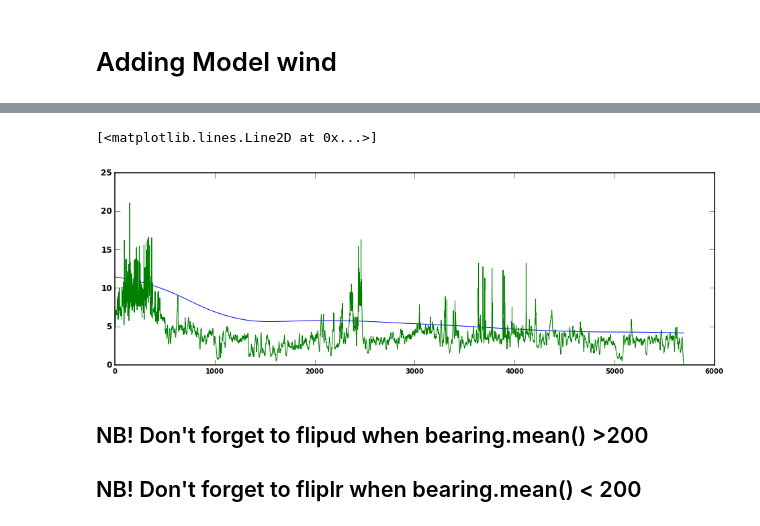
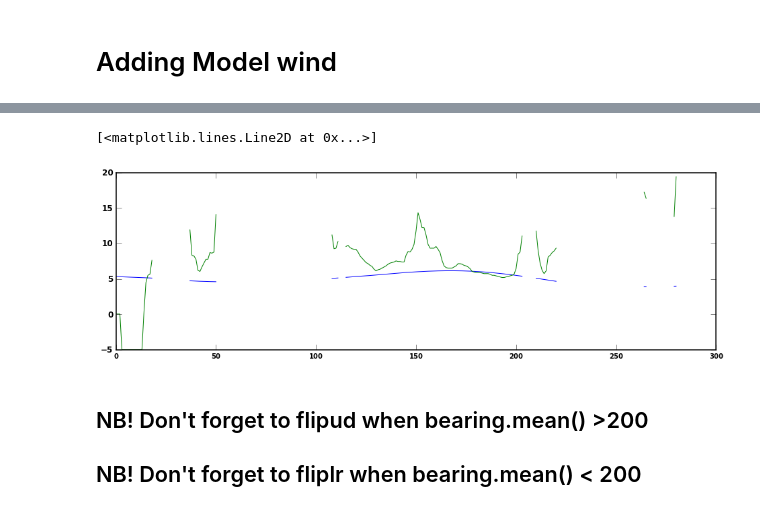
Before and after one commit to magican/PySOL, a Jupyter notebook: notebooks/Sentinel-1/S1_for_colleagues.ipynb, the cells around one changed output, grey strips where cells are left out. Cells and saved outputs as stored; diff of their text form; code cells hidden in the pictures.

```diff
--- a/notebooks/Sentinel-1/S1_for_colleagues.ipynb
+++ b/notebooks/Sentinel-1/S1_for_colleagues.ipynb
@@ -379,11 +503,11 @@ plt.plot(wind_speed_asar[600,:])
 # %%
 plt.close('all')
 plt.figure(figsize=(16,16/3*double(sigma0w[p].shape[0])/double(sigma0w[p].shape[1])))
-plt.plot(ncepGFSmodelWindSwath['wind_speed'][:,800])
-plt.plot(wind_speed_asar[:,800])
+plt.plot(ncepGFSmodelWindSwath['wind_speed'][:,300])
+plt.plot(wind_speed_asar[:,300])
 # %% [output]
 [<matplotlib.lines.Line2D at 0x...>]
-[figure, old version]
+[figure, new version]
 # %% [markdown]
 ## NB! Don't forget to flipud when bearing.mean() >200
 ## NB! Don't forget to fliplr when bearing.mean() < 200
```
Also changed, not shown: parts of 26 cells of this notebook, 5 other files.
